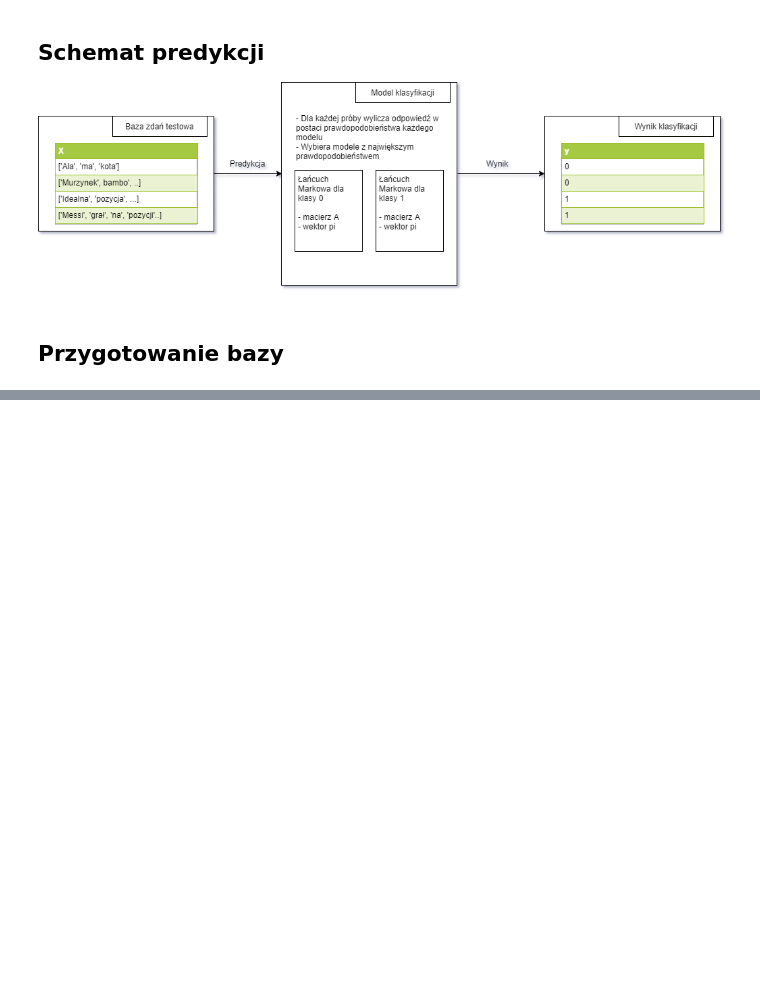
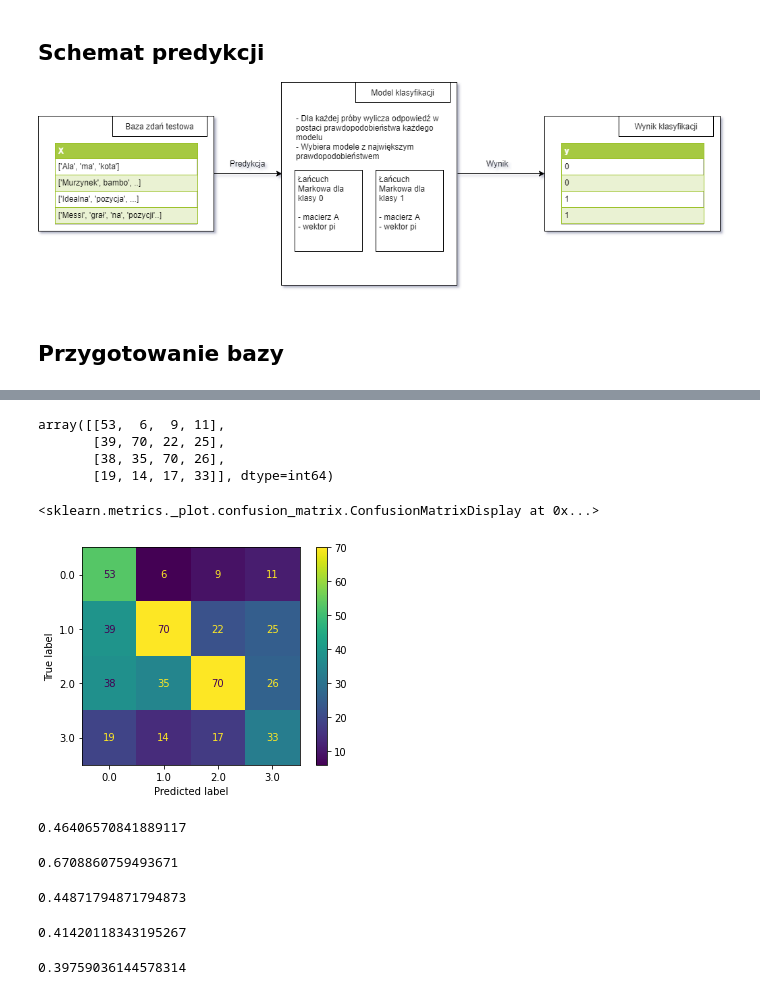
Before and after one commit to karlosos/data_mining, a Jupyter notebook: lab4/markov_model.ipynb, the cells around one changed output, grey strips where cells are left out. Cells and saved outputs as stored; diff of their text form; code cells hidden in the pictures; blank space fills up the shorter version.

Commit message:
:sparkles: markov chain tests

```diff
--- a/lab4/markov_model.ipynb
+++ b/lab4/markov_model.ipynb
@@ -45,0 +47,3 @@ y = np.vstack((y_tusk, y_szydlo, y_morawiecki, y_kopacz))
+# %%
+from sklearn.model_selection import train_test_split
+X_train, X_test, y_train, y_test = train_test_split(X, y, test_size=0.3, random_state=42)
@@ -61,6 +67,8 @@ class MarkovChain:
                 curr_state = states.index(sentence[i])
                 self.A[prev_state, curr_state] += 1
         self.pi = self.pi/np.sum(self.pi)
+        self.A[self.A<1e-4] = 1e-4
+        self.pi[self.pi<1e-4] = 1e-4
         self.A = self.A/np.sum(self.A, axis=1, keepdims=True)
         self.A[self.A<1e-4] = 1e-4
         self.pi[self.pi<1e-4] = 1e-4
@@ -84,28 +92,34 @@ class MarkovChain:
                 if transition_proba != 0:
                     proba = proba + np.log(transition_proba)
             probas.append(proba)
-        return np.sum(probas)
+        return probas
 # %%
-class MarkovClassifier:
-    def __init__(self):
+from sklearn.base import BaseEstimator, ClassifierMixin
+
+class MarkovClassifier(BaseEstimator, ClassifierMixin):
+    def __init__(self, states=None):
         self.markov_chains = {}
-        self.states = None
-        self.labels = None
+        self.states = states
+        self.classes_ = None
 
     def fit(self, X, y):
-        # prepare states
-        words = flatten(flatten(X))
-        self.states = np.unique(words).tolist()
+        if self.states is None:
+            # prepare states
+            words = flatten(flatten(X))
+            self.states = np.unique(words).tolist()
 
         # prepare models
-        self.labels = np.unique(y)
-        for label in self.labels:
+        self.classes_ = np.unique(y)
+        for label in self.classes_:
             self.markov_chains[label] = MarkovChain(X[y == label], self.states)
 
         print(self.markov_chains)
 
+    def predict_probas(self, X):
+        probas = np.zeros((X.shape[0], len(self.markov_chains)))
+        for idx, label in enumerate(self.classes_):
+            probas[:, idx] = self.markov_chains[label].predict_proba(X)
+        return probas
+
     def predict(self, X):
-        probas = {}
-        for label in self.labels:
-            probas[label] = self.markov_chains[label].predict_proba(X)
-        return probas
+        return np.argmax(self.predict_probas(X), axis=1)
@@ -111,0 +128,3 @@ class MarkovClassifier:
+# %%
+mc = MarkovClassifier(states)
+mc.fit(X_train, y_train)
@@ -111,0 +139,36 @@ class MarkovClassifier:
+# %%
+from sklearn.metrics import confusion_matrix
+conf_matrix = confusion_matrix(y_test, y_pred)
+conf_matrix
+# %% [output]
+array([[53,  6,  9, 11],
+       [39, 70, 22, 25],
+       [38, 35, 70, 26],
+       [19, 14, 17, 33]], dtype=int64)
+# %%
+from sklearn.metrics import plot_confusion_matrix
+plot_confusion_matrix(mc, X_test, y_test)
+# %% [output]
+<sklearn.metrics._plot.confusion_matrix.ConfusionMatrixDisplay at 0x...>
+[figure, added]
+# %%
+from sklearn.metrics import accuracy_score
+accuracy_score(y_test, y_pred)
+# %% [output]
+0.46406570841889117
+# %%
+conf_matrix[0, 0] / np.sum(conf_matrix[0, :])
+# %% [output]
+0.6708860759493671
+# %%
+conf_matrix[1, 1] / np.sum(conf_matrix[1, :])
+# %% [output]
+0.44871794871794873
+# %%
+conf_matrix[2, 2] / np.sum(conf_matrix[2, :])
+# %% [output]
+0.41420118343195267
+# %%
+conf_matrix[3, 3] / np.sum(conf_matrix[3, :])
+# %% [output]
+0.39759036144578314
```
Also changed, not shown: parts of 15 cells of this notebook, 1 other file.
